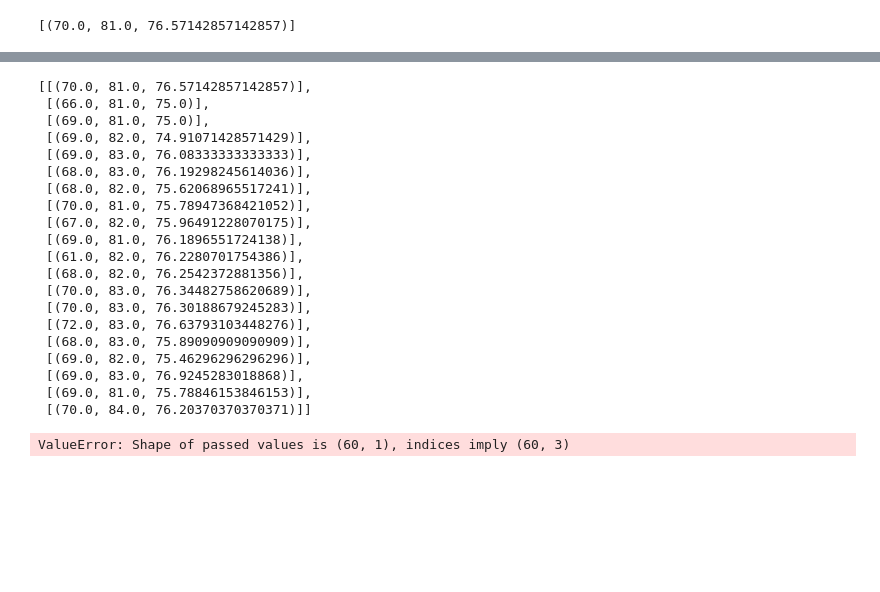
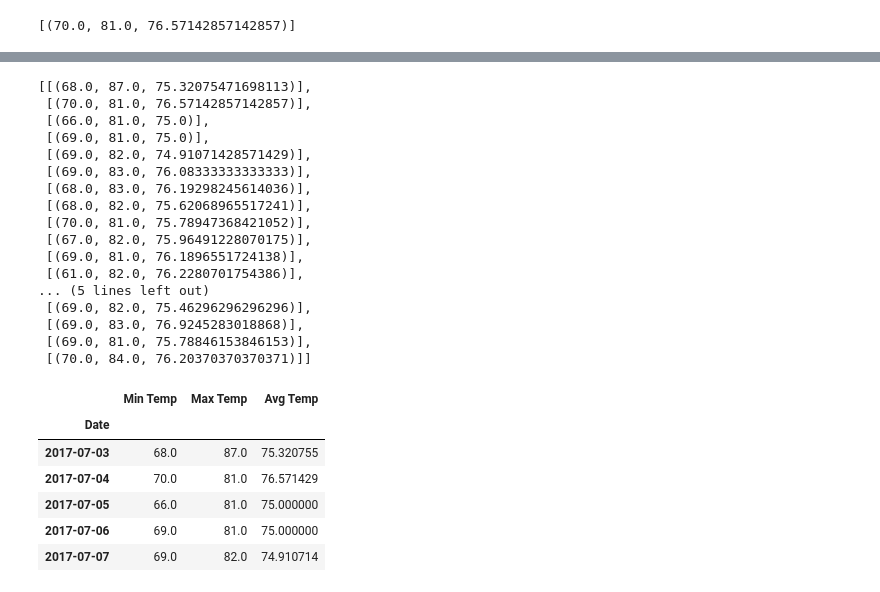
Before and after one commit to gotar1/sqlalchemy-challenge, a Jupyter notebook: climate_analysis.ipynb, the cells around one changed output, grey strips where cells are left out. Saved outputs shown, nothing was run; the diff lists cells and outputs as text; code cells hidden in the pictures; blank space fills up the shorter version.

```diff
--- a/climate_analysis.ipynb
+++ b/climate_analysis.ipynb
@@ -534,8 +508,6 @@ normals[0][5:]
 # %%
 # Stip off the year and save a list of %m-%d strings
-# we only need to grab index (5 to the end) to only get month and day on each date..
-normals_striped = []
-for i in normals:
-    normals_striped.append(i[5:])
-normals_striped
+# strip the year using list comperhension...
+dates_striped = [f'{i.month}-{i.day}' for i in dates]
+dates_striped
 # %% [output]
@@ -562,13 +553,11 @@ normals_striped
 # %%
 # Loop through the list of %m-%d strings and calculate the normals for each date
 # using the fuction daily_normals, loop through the list of dates to return temperature values..
-normals_data = []
-for i in normals_striped:
-    each_date = daily_normals(i)
-    normals_data.append(each_date)
+normals_data = [daily_normals(i) for i in normals_striped]
 normals_data
 # %% [output]
-[[(70.0, 81.0, 76.57142857142857)],
+[[(68.0, 87.0, 75.32075471698113)],
+ [(70.0, 81.0, 76.57142857142857)],
  [(66.0, 81.0, 75.0)],
  [(69.0, 81.0, 75.0)],
  [(69.0, 82.0, 74.91071428571429)],
@@ -579,11 +568,7 @@ normals_data
  [(67.0, 82.0, 75.96491228070175)],
  [(69.0, 81.0, 76.1896551724138)],
  [(61.0, 82.0, 76.2280701754386)],
- [(68.0, 82.0, 76.2542372881356)],
- [(70.0, 83.0, 76.34482758620689)],
- [(70.0, 83.0, 76.30188679245283)],
- [(72.0, 83.0, 76.63793103448276)],
- [(68.0, 83.0, 75.89090909090909)],
+... (5 lines left out)
  [(69.0, 82.0, 75.46296296296296)],
  [(69.0, 83.0, 76.9245283018868)],
  [(69.0, 81.0, 75.78846153846153)],
@@ -591,6 +581,14 @@ normals_data
 # %%
 # Load the previous query results into a Pandas DataFrame and add the `trip_dates` range as the `date` index
-daily_normals_df = pd.DataFrame(normals_data, columns = ['Minimum Temp', 'Maximum Temp', 'Averge Temp'])
-daily_normals_df
+daily_normals_df = pd.DataFrame({'Min Temp': tmin, 'Max Temp': tmax, 'Avg Temp': tavg})
+daily_normals_df['Date'] = dates
+daily_normals_df = daily_normals_df.set_index('Date')
+daily_normals_df.head()
 # %% [output]
-ValueError: Shape of passed values is (60, 1), indices imply (60, 3)
+|  | Min Temp | Max Temp | Avg Temp |
+| Date |  |  |  |
+| 2017-07-03 | 68.0 | 87.0 | 75.320755 |
+| 2017-07-04 | 70.0 | 81.0 | 76.571429 |
+| 2017-07-05 | 66.0 | 81.0 | 75.000000 |
+| 2017-07-06 | 69.0 | 81.0 | 75.000000 |
+| 2017-07-07 | 69.0 | 82.0 | 74.910714 |
```
Also changed, not shown: parts of 21 cells of this notebook, 4 other files.
